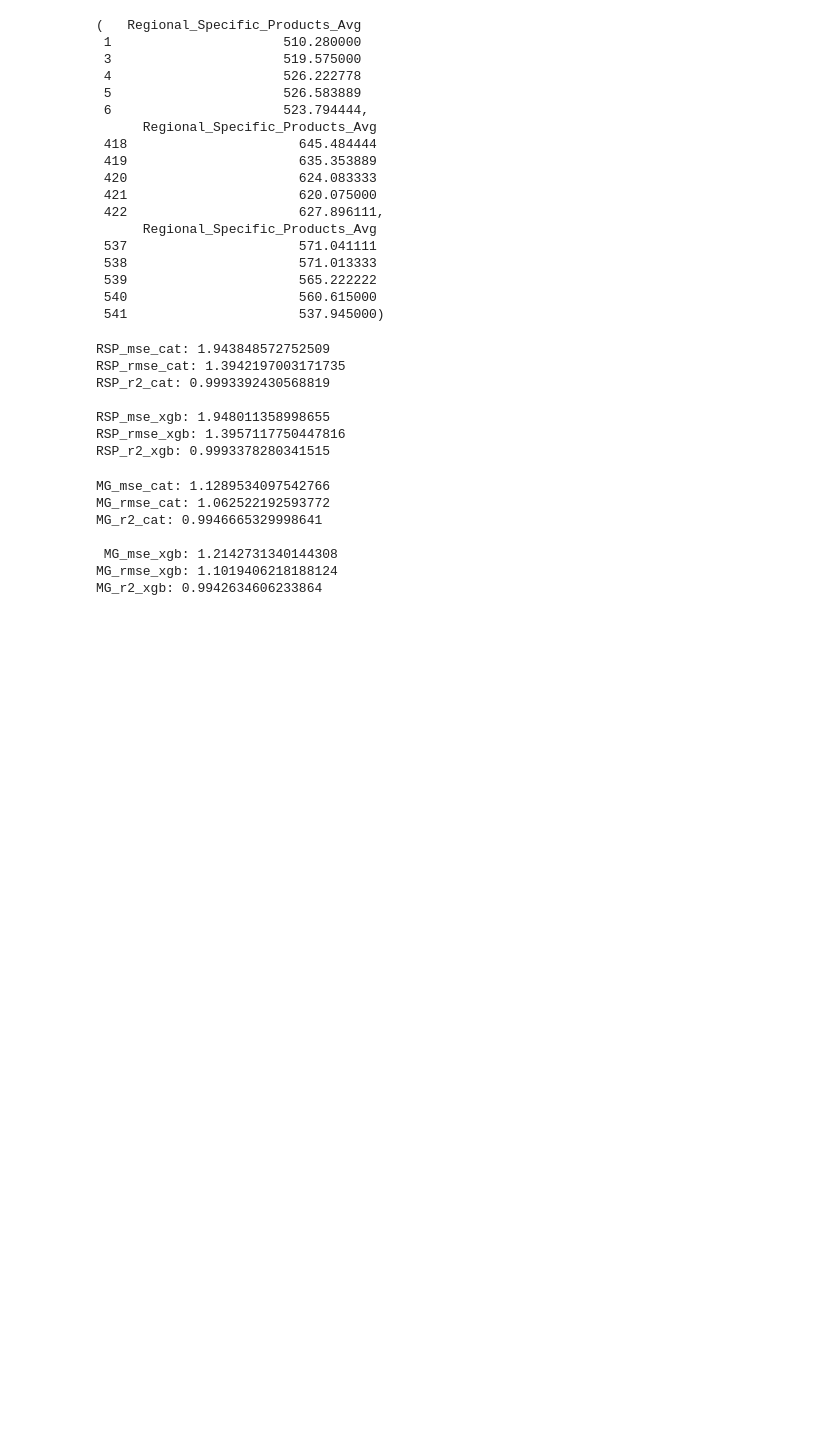
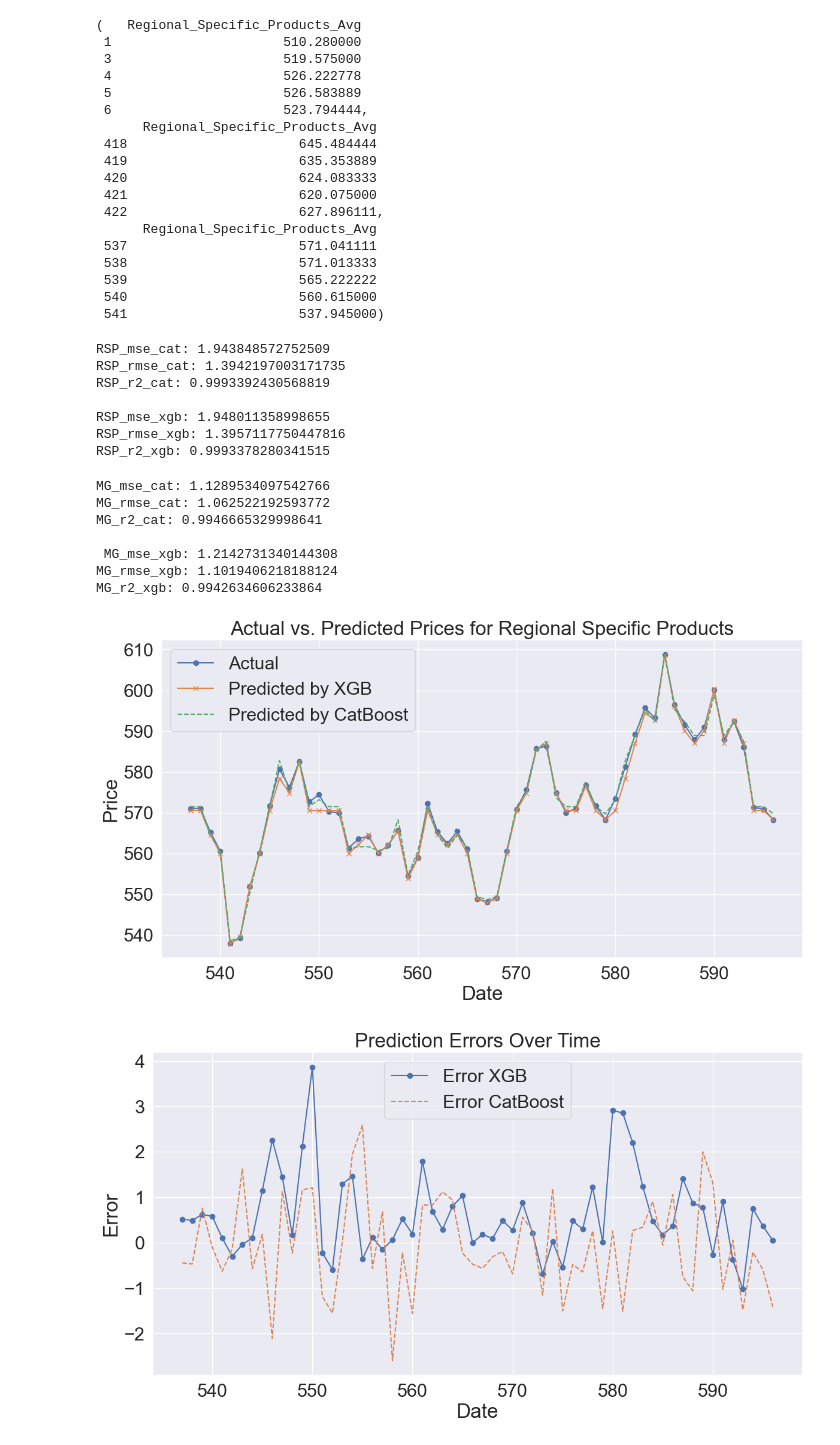
Before and after one commit to Gyu-Ri-Park/aiffel_quest, a Jupyter notebook: AiffelThon/240425_timeseries_baseline.ipynb, the cells around one changed output. Saved outputs shown, nothing was run; the diff lists cells and outputs as text; code cells hidden in the pictures; blank space fills up the shorter version.

```diff
--- a/AiffelThon/240425_timeseries_baseline.ipynb
+++ b/AiffelThon/240425_timeseries_baseline.ipynb
@@ -513,20 +586,20 @@ train_regional[['Regional_Specific_Products_Avg']].head(), val_regional[['Region
  541                      537.945000)
 # %%
 # CatBoost 모델 초기화 및 훈련
-cat_model = CatBoostRegressor(iterations=500, learning_rate=0.05, depth=4, silent=True)
-cat_model.fit(train_regional.drop(columns=regional_columns), train_regional['Regional_Specific_Products_Avg'])
+regional_cat_model = CatBoostRegressor(iterations=500, learning_rate=0.05, depth=4, silent=True)
+regional_cat_model.fit(train_regional.drop(columns=regional_columns), train_regional['Regional_Specific_Products_Avg'])
 
 # XGBoost 모델 초기화 및 훈련
-xgb_model = XGBRegressor(n_estimators=500, learning_rate=0.05, max_depth=4)
-xgb_model.fit(train_regional.drop(columns=regional_columns), train_regional['Regional_Specific_Products_Avg'])
+regional_xgb_model = XGBRegressor(n_estimators=500, learning_rate=0.05, max_depth=4)
+regional_xgb_model.fit(train_regional.drop(columns=regional_columns), train_regional['Regional_Specific_Products_Avg'])
 
 # 검증 데이터를 사용하여 모델 평가
-val_predictions_cat = cat_model.predict(val_regional.drop(columns=regional_columns))
+val_predictions_cat = regional_cat_model.predict(val_regional.drop(columns=regional_columns))
 mse_cat = mean_squared_error(val_regional['Regional_Specific_Products_Avg'], val_predictions_cat)
 rmse_cat = np.sqrt(mse_cat)
 r2_cat = r2_score(val_regional['Regional_Specific_Products_Avg'], val_predictions_cat)
 
-val_predictions_xgb = xgb_model.predict(val_regional.drop(columns=regional_columns))
+val_predictions_xgb = regional_xgb_model.predict(val_regional.drop(columns=regional_columns))
 mse_xgb = mean_squared_error(val_regional['Regional_Specific_Products_Avg'], val_predictions_xgb)
 rmse_xgb = np.sqrt(mse_xgb)
 r2_xgb = r2_score(val_regional['Regional_Specific_Products_Avg'], val_predictions_xgb)
@@ -548,12 +621,12 @@ RSP_rmse_xgb: 1.3957117750447816
 RSP_r2_xgb: 0.9993378280341515
 # %%
 # 테스트 데이터를 사용하여 모델 평가
-test_predictions_cat = cat_model.predict(test_regional.drop(columns=regional_columns))
+test_predictions_cat = regional_cat_model.predict(test_regional.drop(columns=regional_columns))
 mse_cat = mean_squared_error(test_regional['Regional_Specific_Products_Avg'], test_predictions_cat)
 rmse_cat = np.sqrt(mse_cat)
 r2_cat = r2_score(test_regional['Regional_Specific_Products_Avg'], test_predictions_cat)
 
-test_predictions_xgb = xgb_model.predict(test_regional.drop(columns=regional_columns))
+test_predictions_xgb = regional_xgb_model.predict(test_regional.drop(columns=regional_columns))
 mse_xgb = mean_squared_error(test_regional['Regional_Specific_Products_Avg'], test_predictions_xgb)
 rmse_xgb = np.sqrt(mse_xgb)
 r2_xgb = r2_score(test_regional['Regional_Specific_Products_Avg'], test_predictions_xgb)
@@ -573,3 +646,32 @@ MG_r2_cat: 0.9946665329998641
  MG_mse_xgb: 1.2142731340144308
 MG_rmse_xgb: 1.1019406218188124
 MG_r2_xgb: 0.9942634606233864
+# %%
+# 실제 값과 예측 값을 시계열 그래프로 비교
+plt.figure(figsize=(14, 7))
+plt.plot(test_regional.index, test_regional['Regional_Specific_Products_Avg'], label='Actual', marker='o')
+plt.plot(test_regional.index, test_predictions_xgb, label='Predicted by XGB', marker='x')
+plt.plot(test_regional.index, test_predictions_cat, label='Predicted by CatBoost', linestyle='--')
+plt.title('Actual vs. Predicted Prices for Regional Specific Products')
+plt.xlabel('Date')
+plt.ylabel('Price')
+plt.legend()
+plt.grid(True)
+plt.show()
+
+# 오차 시계열
+errors_xgb = test_regional['Regional_Specific_Products_Avg'] - test_predictions_xgb
+errors_cat = test_regional['Regional_Specific_Products_Avg'] - test_predictions_cat
+
+plt.figure(figsize=(14, 7))
+plt.plot(test_regional.index, errors_xgb, label='Error XGB', marker='o')
+plt.plot(test_regional.index, errors_cat, label='Error CatBoost', linestyle='--')
+plt.title('Prediction Errors Over Time')
+plt.xlabel('Date')
+plt.ylabel('Error')
+plt.legend()
+plt.grid(True)
+plt.show()
+# %% [output]
+[figure, added]
+[figure, added]
```
Also changed, not shown: parts of 15 cells of this notebook.
